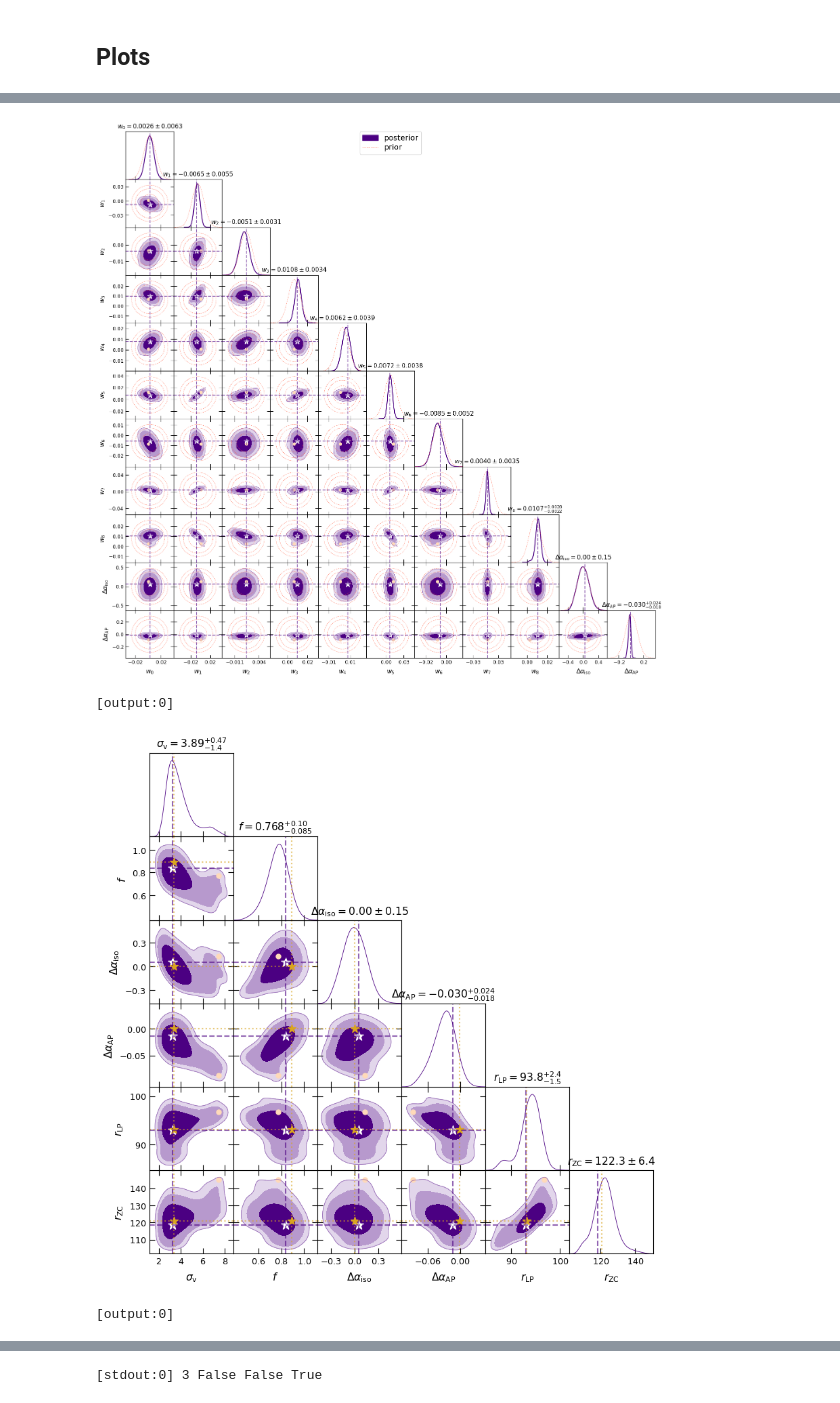
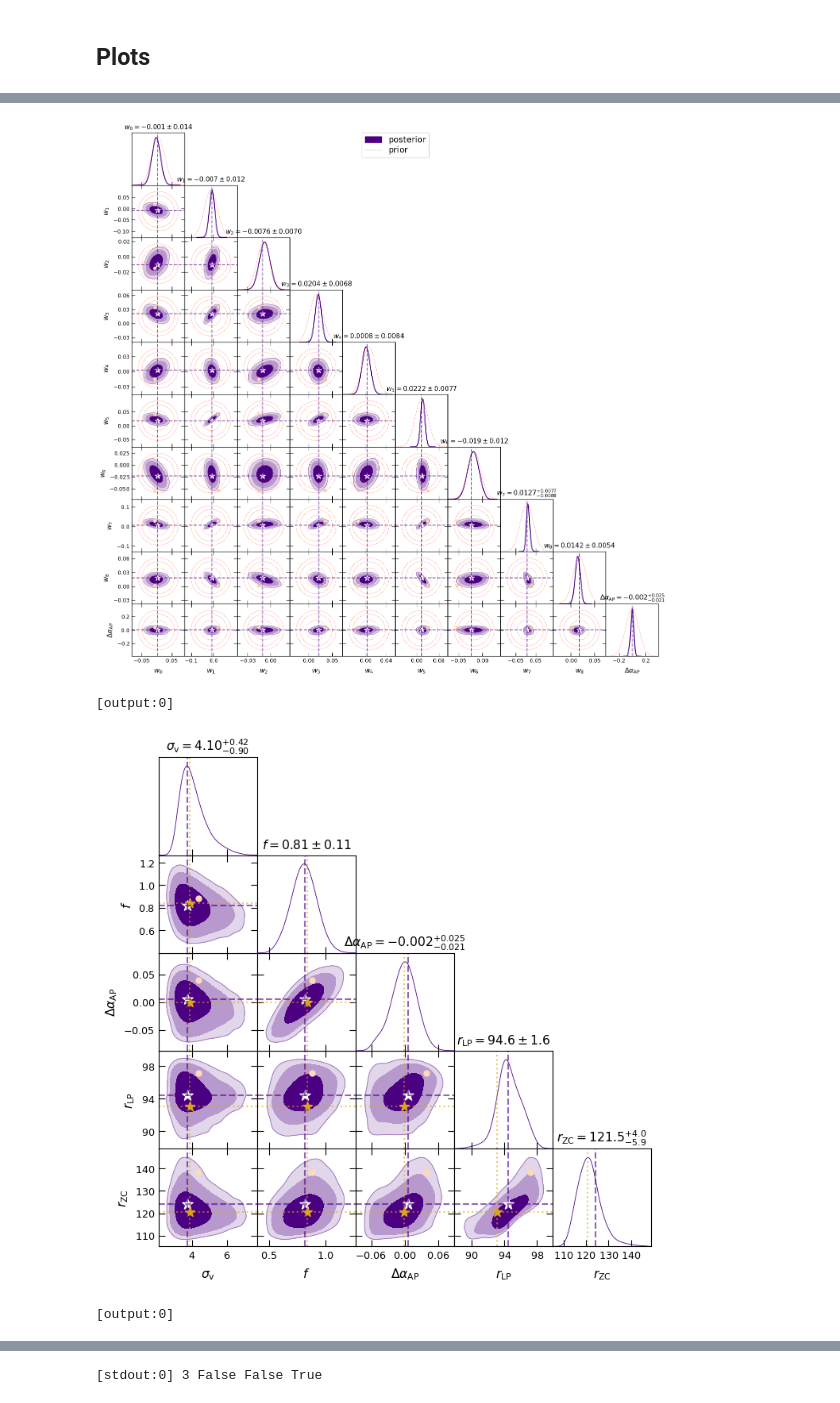
Before and after one commit to a-paranjape/zeldovich-smearing, a Jupyter notebook: examples/ZelSmear_MCMC_mpi.ipynb, the cells around one changed output, grey strips where cells are left out. Drawn from its saved outputs; the diff is of its cells as text; code cells hidden in the pictures.

```diff
--- a/examples/ZelSmear_MCMC_mpi.ipynb
+++ b/examples/ZelSmear_MCMC_mpi.ipynb
@@ -385,18 +385,18 @@ Basis prior [mean,std] from distribution:
     Params_List += ['b','B1st','Bvst','sigma','AMC']
     Latex_List += ['b','B_{1\\ast}','B_{v\\ast}','\\sigma','A_{\\rm MC}']
     Defaults_List += [b_fid,0.0,0.0,sigma_fid,0.0]
-    proposal_list += [1e-3,1e-2,1e-2,5e-3,5e-3]
+    proposal_list += [1e-3,1e-2,3e-3,5e-3,5e-3]
 
     if L_Max > 1:
         Params_List += ['qbar2']
         Latex_List += ['\\bar q^{(2)}']
         Defaults_List += [0.0]
-        proposal_list += [None] if (Modify_Data & (L_Max == 2)) else [2e-4 if Sample != 'Euclid-ELG' else 1e-4]
+        proposal_list += [None] if (Modify_Data & (L_Max == 2)) else [2e-4 if Sample != 'Euclid-ELG' else 3e-5]
         if L_Max == 3:
             Params_List += ['qbar4']
             Latex_List += ['\\bar q^{(4)}']
             Defaults_List += [0.0]
-            proposal_list += [None] if Modify_Data else [2e-4 if Sample != 'Euclid-ELG' else 1e-4]
+            proposal_list += [None] if Modify_Data else [2e-4 if Sample != 'Euclid-ELG' else 3e-5]
 
     if Include_Sig2Obs:
         Params_List += ['fv']
@@ -405,10 +405,14 @@ Basis prior [mean,std] from distribution:
         proposal_list += [1e-4]
 
     if Model_AP:
-        Params_List += ['Daiso','DaAP']
-        Latex_List += ['\\Delta\\alpha_{\\rm iso}','\\Delta\\alpha_{\\rm AP}']
-        Defaults_List += [Daiso_prior[0],DaAP_prior[0]]
-        proposal_list += [5e-4,5e-4]
+        Params_List += ['DaAP']
+        Latex_List += ['\\Delta\\alpha_{\\rm AP}']
+        Defaults_List += [DaAP_prior[0]]
+        proposal_list += [5e-4]
+        # Params_List += ['Daiso','DaAP']
+        # Latex_List += ['\\Delta\\alpha_{\\rm iso}','\\Delta\\alpha_{\\rm AP}']
+        # Defaults_List += [Daiso_prior[0],DaAP_prior[0]]
+        # proposal_list += [5e-4,5e-4]
 
     Derived_List = ['peak','LP','ZC']
     Derived_Latex = ['r_{\\rm peak}','r_{\\rm LP}','r_{\\rm ZC}']
@@ -479,7 +483,7 @@ Basis prior [mean,std] from distribution:
         info['params']['fv']['prior'] = {'dist':'norm','loc':fv_prior[0],'scale':fv_prior[1]}
 
     if Model_AP:
-        info['params']['Daiso']['prior'] = {'dist':'norm','loc':Daiso_prior[0],'scale':Daiso_prior[1]}
+        # info['params']['Daiso']['prior'] = {'dist':'norm','loc':Daiso_prior[0],'scale':Daiso_prior[1]}
         info['params']['DaAP']['prior'] = {'dist':'norm','loc':DaAP_prior[0],'scale':DaAP_prior[1]}
 
     for d in range(len(Derived_List)):
@@ -653,7 +580,7 @@ DaAP {'dist': 'norm', 'loc': 0.0, 'scale': 0.097}
     if Include_Sig2Obs:
         dim += 1
     if Model_AP:
-        dim += 2
+        dim += 1 # 2
     if not VaryMC:
         dim -= 1 # don't sample AMC
     if Modify_Data & (L_Max > 1):
@@ -684,7 +611,8 @@ DaAP {'dist': 'norm', 'loc': 0.0, 'scale': 0.097}
     if Include_Sig2Obs:
         plot_param_list += ['fv']
     if Model_AP:
-        plot_param_list += ['Daiso','DaAP']
+        plot_param_list += ['DaAP']
+        # plot_param_list += ['Daiso','DaAP']
     plot_param_list += Derived_List
 
     start_time = time()
@@ -763,8 +691,10 @@ DaAP {'dist': 'norm', 'loc': 0.0, 'scale': 0.097}
     xilinAP_Inds = [2+w for w in range(len(W_Names))]
 
     if Model_AP:
-        xilinAP_List += ['Daiso','DaAP']
-        xilinAP_Inds += [-6,-5]
+        xilinAP_List += ['DaAP']
+        xilinAP_Inds += [-5]
+        # xilinAP_List += ['Daiso','DaAP']
+        # xilinAP_Inds += [-6,-5]
     xilinAP_Latex = np.array(Latex_List)[xilinAP_Inds]
 
     cprior_cov = []
@@ -815,12 +745,17 @@ DaAP {'dist': 'norm', 'loc': 0.0, 'scale': 0.097}
     # Cosmo params
     Cosmo_List = ['sigv','f']
     Cosmo_Inds = [1,dim]
-    Cosmo_Truth = [sigv_gt,f_gt]
+    Cosmo_Truth = [sigv_gt*(1+Daiso_gt),f_gt]
+    # model predicts sigv_true/DV_true using sigv_model/DV_fid
+    # so compare sigv_model with sigv_true*(DV_fid/DV_true) = sigv_true*alpha_iso = sigv_true*(1+Daiso)
 
     if Model_AP:
-        Cosmo_List += ['Daiso','DaAP']
-        Cosmo_Inds += [-6,-5]
-        Cosmo_Truth += [Daiso_gt,DaAP_gt]
+        Cosmo_List += ['DaAP']
+        Cosmo_Inds += [-5]
+        Cosmo_Truth += [DaAP_gt]
+        # Cosmo_List += ['Daiso','DaAP']
+        # Cosmo_Inds += [-6,-5]
+        # Cosmo_Truth += [Daiso_gt,DaAP_gt]
 
     Cosmo_List += ['LP','ZC']
     Cosmo_Inds += [-2,-1]
@@ -1160,5 +1095,5 @@ Writing to file: ./plots/AbacusSummit/base_c000/Euclid-ELG/xilin_LMax3_lgMmin12.
 [output:0]
-[figure, old version]
+[figure, new version]
 [output:0]
-[figure, old version]
+[figure, new version]
 [output:0]
```
Also changed, not shown: parts of 7 cells of this notebook, 2 other files.
